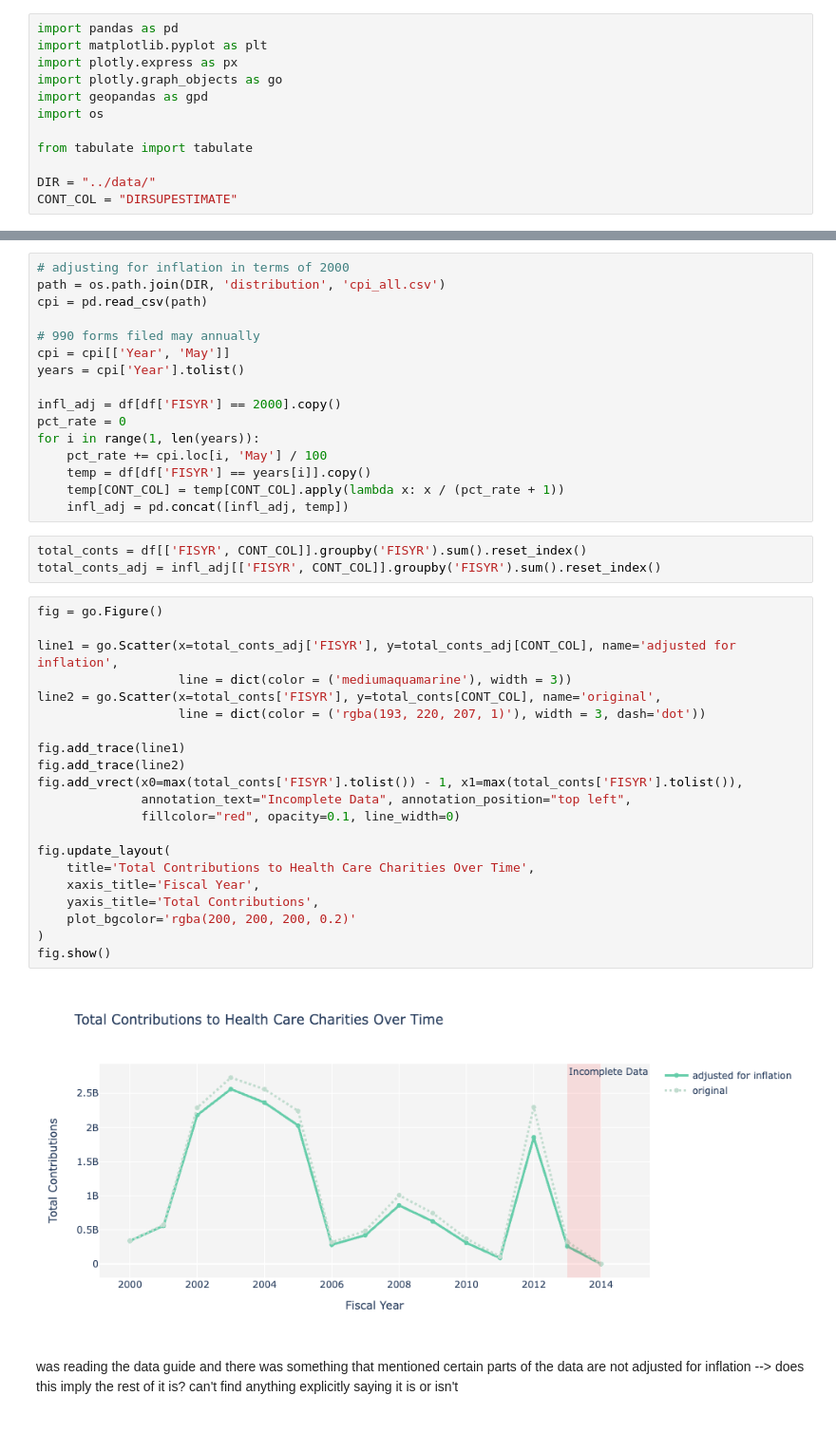
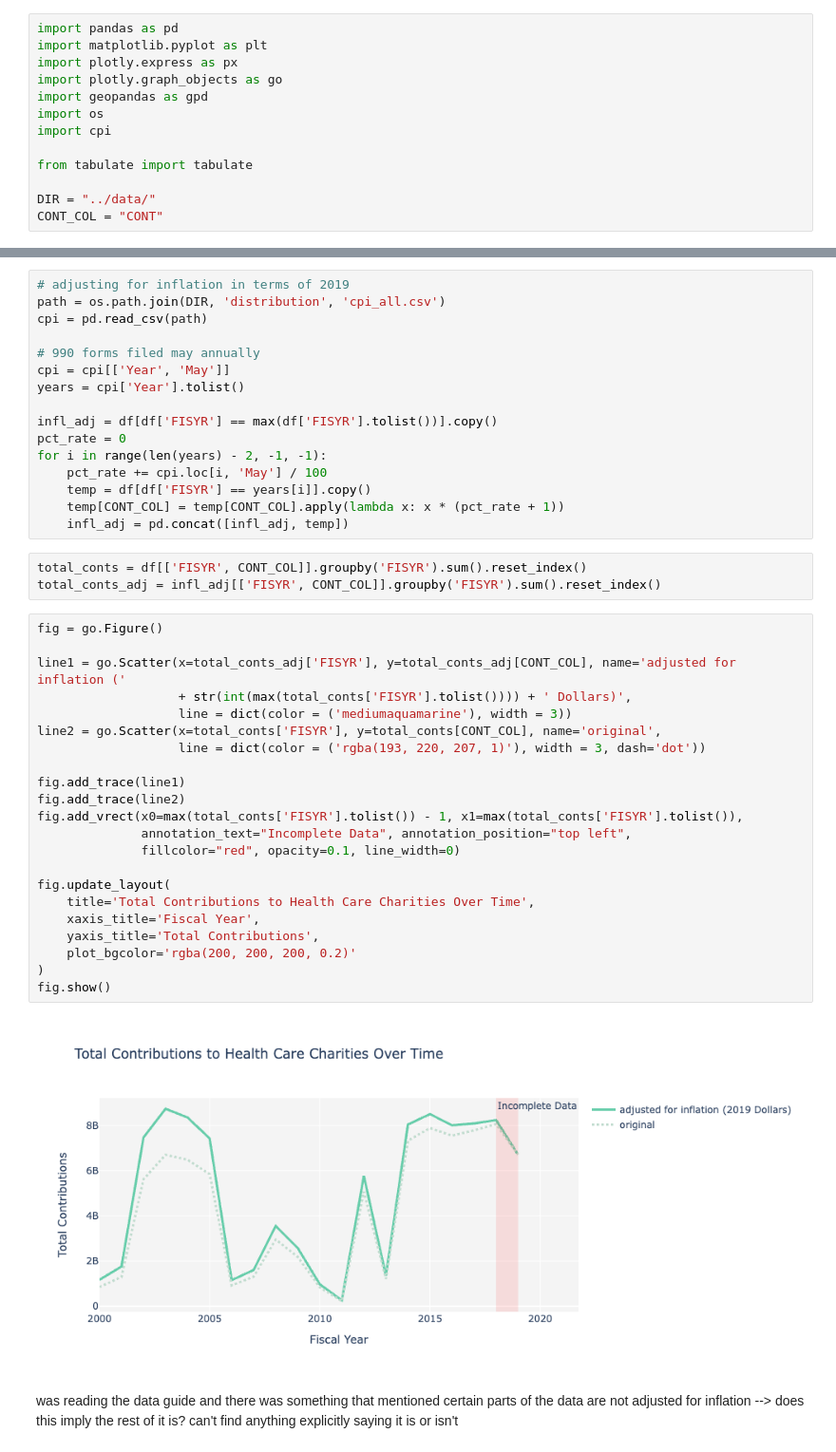
Before and after one commit to DSPG-Young-Scholars-Program/biokind_dspg23, a Jupyter notebook: nccs/code/contribution_trends.ipynb, the cells around one changed output, grey strips where cells are left out. Shown at 95% size. Cells and saved outputs as stored; diff of their text form.

Commit message:
inflation calculation adjustment

```diff
--- a/nccs/code/contribution_trends.ipynb
+++ b/nccs/code/contribution_trends.ipynb
@@ -5,11 +5,12 @@ import plotly.express as px
 import plotly.graph_objects as go
 import geopandas as gpd
 import os
+import cpi
 
 from tabulate import tabulate
 
 DIR = "../data/"
-CONT_COL = "DIRSUPESTIMATE"
+CONT_COL = "CONT"
 # %%
 df = pd.read_csv('../data/distribution/merged_filtered.csv')
 df = df[df[CONT_COL] > 0]
@@ -62,7 +63,7 @@ Name: DIRSUPESTIMATE, dtype: float64
 # %% [markdown]
 Adjusting for inflation... would love for someone to check my work here to make sure I'm doing this right.
 # %%
-# adjusting for inflation in terms of 2000
+# adjusting for inflation in terms of 2019
 path = os.path.join(DIR, 'distribution', 'cpi_all.csv')
 cpi = pd.read_csv(path)
 
@@ -70,12 +71,12 @@ cpi = pd.read_csv(path)
 cpi = cpi[['Year', 'May']]
 years = cpi['Year'].tolist()
 
-infl_adj = df[df['FISYR'] == 2000].copy()
+infl_adj = df[df['FISYR'] == max(df['FISYR'].tolist())].copy()
 pct_rate = 0
-for i in range(1, len(years)):
+for i in range(len(years) - 2, -1, -1):
     pct_rate += cpi.loc[i, 'May'] / 100
     temp = df[df['FISYR'] == years[i]].copy()
-    temp[CONT_COL] = temp[CONT_COL].apply(lambda x: x / (pct_rate + 1))
+    temp[CONT_COL] = temp[CONT_COL].apply(lambda x: x * (pct_rate + 1))
     infl_adj = pd.concat([infl_adj, temp])
 # %%
 total_conts = df[['FISYR', CONT_COL]].groupby('FISYR').sum().reset_index()
@@ -83,25 +84,26 @@ total_conts_adj = infl_adj[['FISYR', CONT_COL]].groupby('FISYR').sum().reset_ind
 # %%
 fig = go.Figure()
 
-line1 = go.Scatter(x=total_conts_adj['FISYR'], y=total_conts_adj[CONT_COL], name='adjusted for inflation',
+line1 = go.Scatter(x=total_conts_adj['FISYR'], y=total_conts_adj[CONT_COL], name='adjusted for inflation ('
+                   + str(int(max(total_conts['FISYR'].tolist()))) + ' Dollars)',
                    line = dict(color = ('mediumaquamarine'), width = 3))
 line2 = go.Scatter(x=total_conts['FISYR'], y=total_conts[CONT_COL], name='original',
                    line = dict(color = ('rgba(193, 220, 207, 1)'), width = 3, dash='dot'))
 
 fig.add_trace(line1)
 fig.add_trace(line2)
 fig.add_vrect(x0=max(total_conts['FISYR'].tolist()) - 1, x1=max(total_conts['FISYR'].tolist()),
               annotation_text="Incomplete Data", annotation_position="top left",
               fillcolor="red", opacity=0.1, line_width=0)
 
 fig.update_layout(
     title='Total Contributions to Health Care Charities Over Time',
     xaxis_title='Fiscal Year',
     yaxis_title='Total Contributions',
     plot_bgcolor='rgba(200, 200, 200, 0.2)'
 )
 fig.show()
 # %% [output]
-[figure, old version]
+[figure, new version]
 # %% [markdown]
 was reading the data guide and there was something that mentioned certain parts of the data are not adjusted for inflation --> does this imply the rest of it is? can't find anything explicitly saying it is or isn't
```
Also changed, not shown: parts of 2 cells of this notebook, 1 other file.
